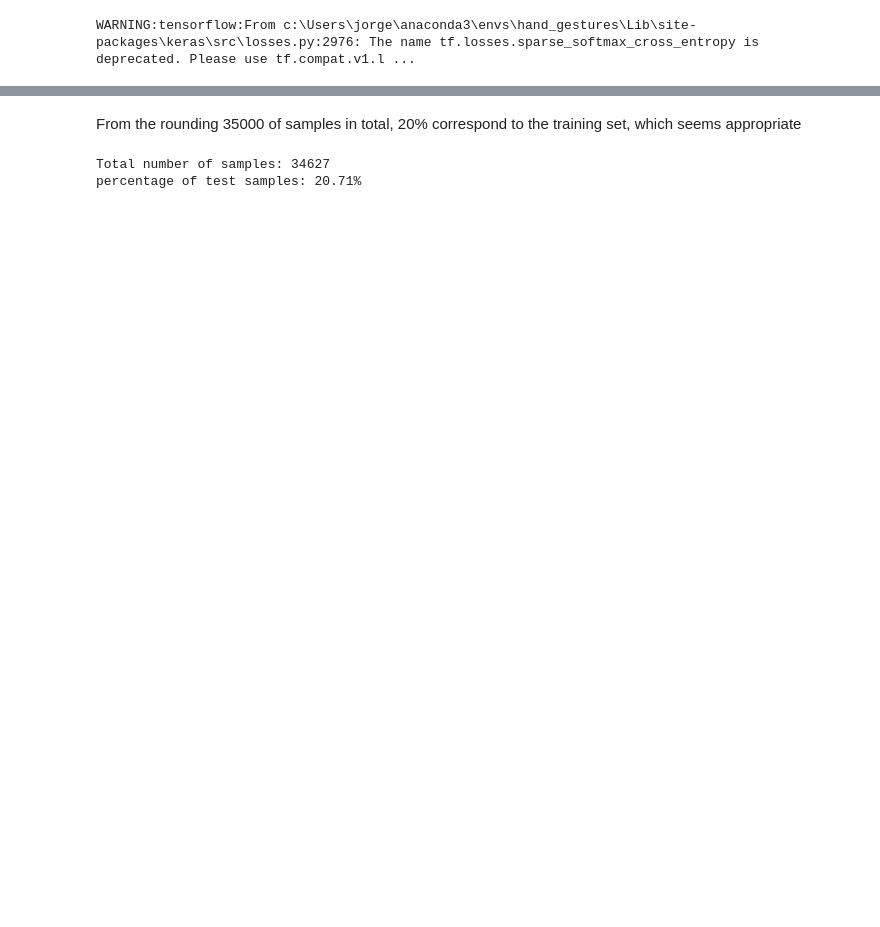
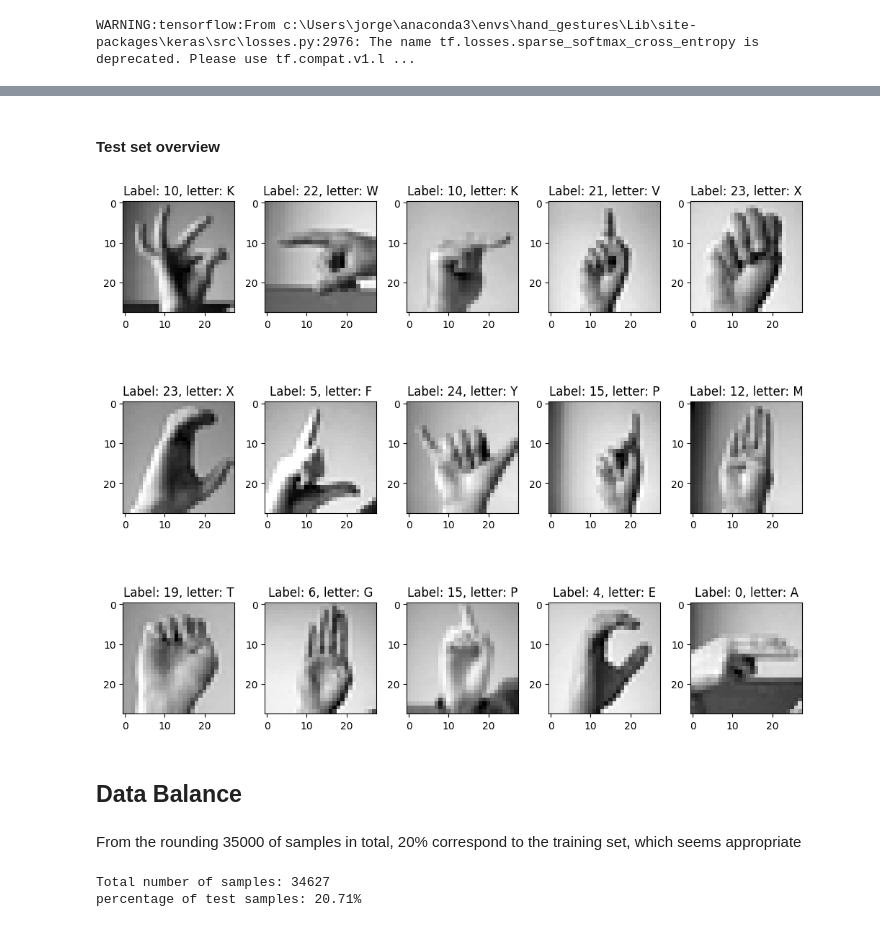
Before and after one commit to JorgeIvanJH/The_Most_Complete_CNN_Classification_Guide, a Jupyter notebook: my_ntbk.ipynb, the cells around one changed output, grey strips where cells are left out. Drawn from its saved outputs; the diff is of its cells as text; code cells hidden in the pictures; blank space fills up the shorter version.

```diff
--- a/my_ntbk.ipynb
+++ b/my_ntbk.ipynb
@@ -60,3 +96,24 @@ Labels:  [ 0  1  2  3  4  5  6  7  8 10 11 12 13 14 15 16 17 18 19 20 21 22 23 2
+# %% [markdown]
+#### Test set overview
+# %%
+check_on = test_df.values.reshape(-1, 28, 28, 1)
+label_on = y_test
+n_rows = 3
+n_cols = 5
+
+f, ax = plt.subplots(n_rows, n_cols)
+f.set_size_inches(10, 10)
+for i in range(n_rows):
+    for j in range(n_cols):
+        im_idx = random.randint(0, label_on.shape[0])
+        label = label_on[im_idx][0]
+        ax[i, j].imshow(check_on[im_idx], cmap="gray")
+        ax[i, j].set_title(f"Label: {label}, letter: {inverted_dict[label]}")
+    plt.tight_layout()
+# %% [output]
+[figure, added]
+# %% [markdown]
+## Data Balance
 # %% [markdown]
 From the rounding 35000 of samples in total, 20% correspond to the training set, which seems appropriate
 # %%
```
Also changed, not shown: parts of 43 cells of this notebook.
